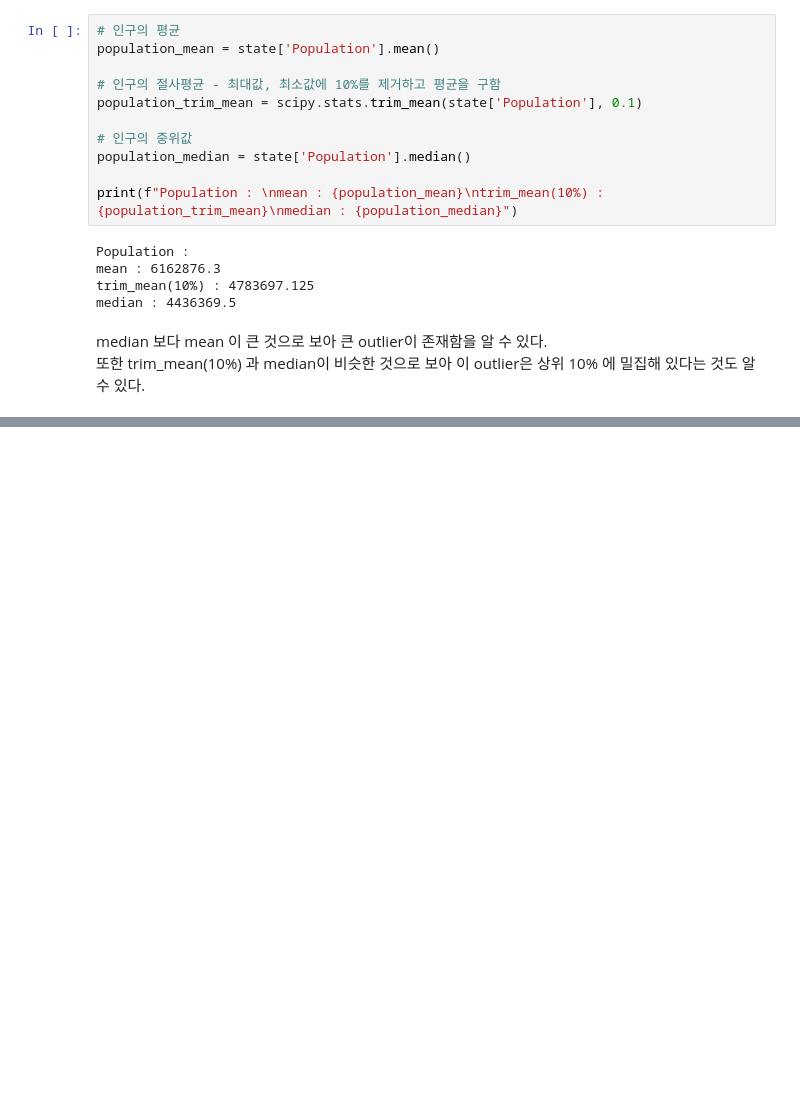
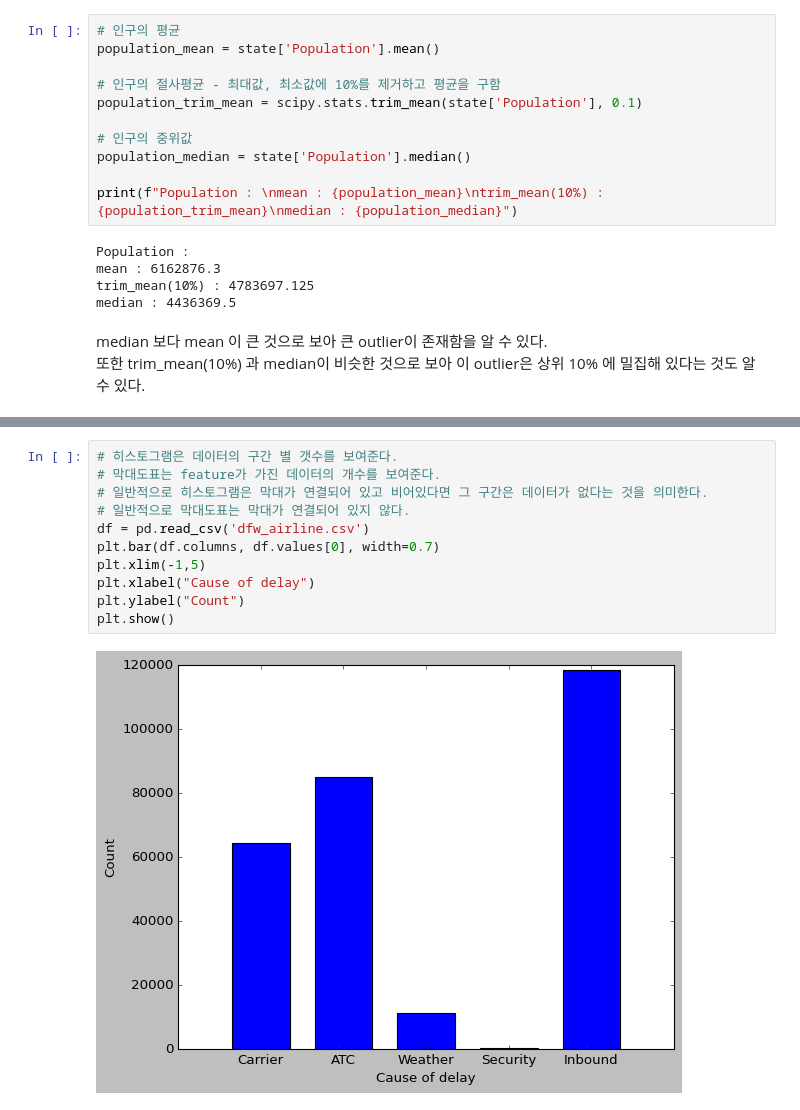
Before and after one commit to Hosung-Ahn/StatisticsForData, a Jupyter notebook: Chapter1-EDA/note.ipynb, the cells around one changed output, grey strips where cells are left out. Drawn from its saved outputs; the diff is of its cells as text; blank space fills up the shorter version.

```diff
--- a/Chapter1-EDA/note.ipynb
+++ b/Chapter1-EDA/note.ipynb
@@ -62,0 +115,13 @@ plt.vlines(np.linspace(*bounds,11), min(state_sorted.Population),
+# %%
+# 히스토그램은 데이터의 구간 별 갯수를 보여준다.
+# 막대도표는 feature가 가진 데이터의 개수를 보여준다.
+# 일반적으로 히스토그램은 막대가 연결되어 있고 비어있다면 그 구간은 데이터가 없다는 것을 의미한다.
+# 일반적으로 막대도표는 막대가 연결되어 있지 않다.
+df = pd.read_csv('dfw_airline.csv')
+plt.bar(df.columns, df.values[0], width=0.7)
+plt.xlim(-1,5)
+plt.xlabel("Cause of delay")
+plt.ylabel("Count")
+plt.show()
+# %% [output]
+[figure, added]
```
Also changed, not shown: parts of 12 cells of this notebook, 3 other files.
